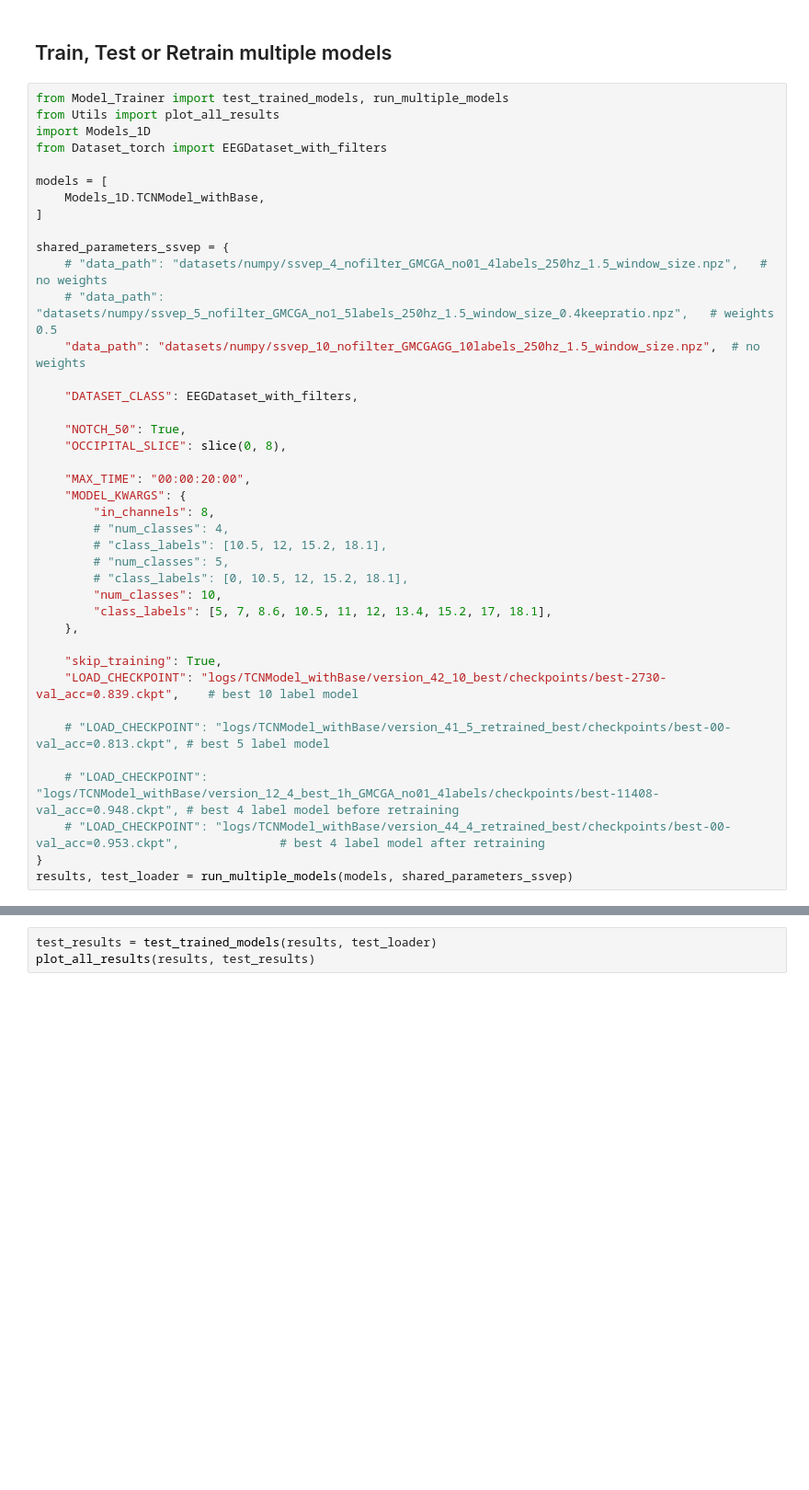
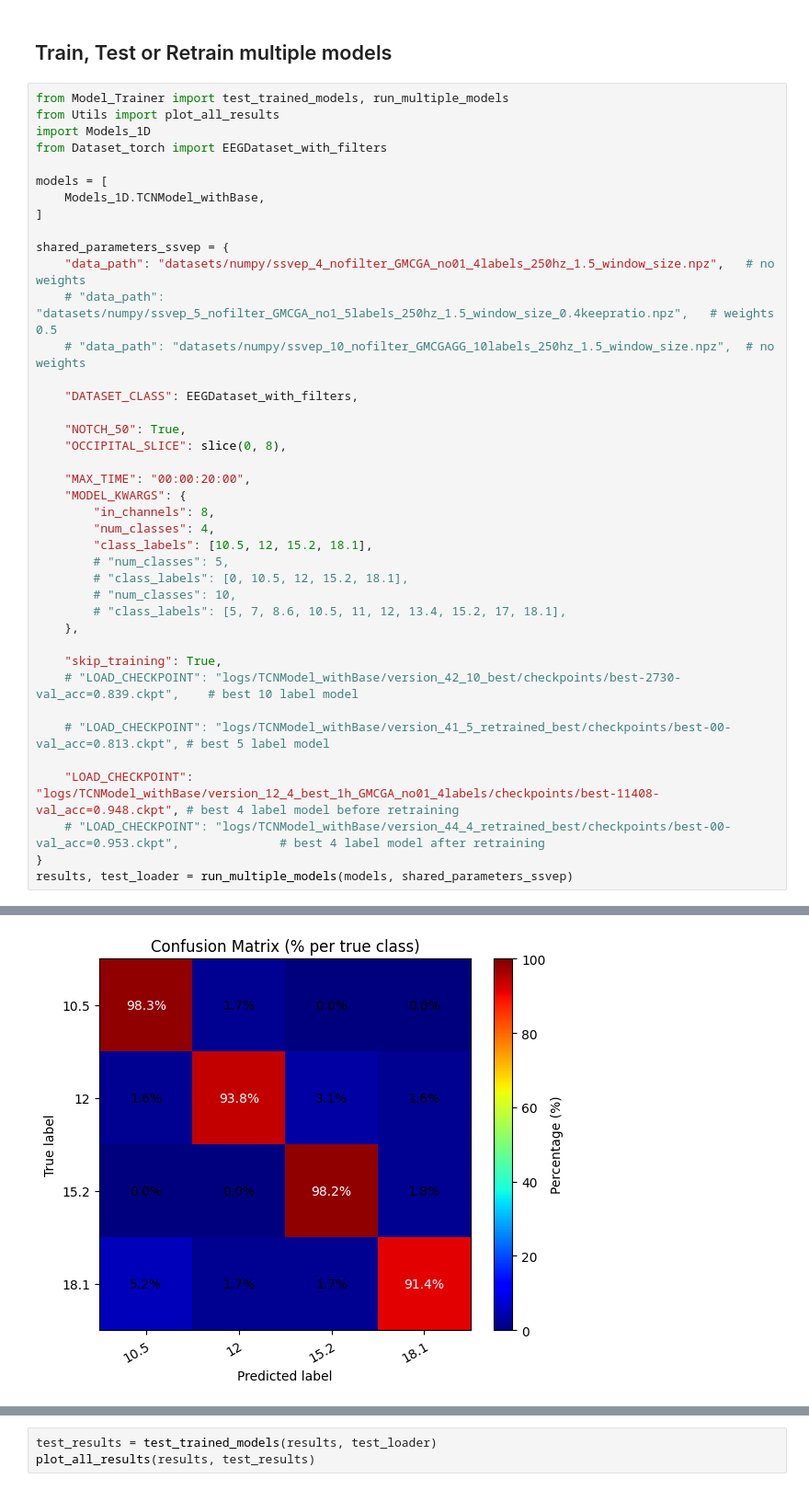
Before and after one commit to GeorgTenzing/EEG_Classification, a Jupyter notebook: Main.ipynb, the cells around one changed output, grey strips where cells are left out. Shown at 92% size. Drawn from its saved outputs; the diff is of its cells as text; blank space fills up the shorter version.

```diff
--- a/Main.ipynb
+++ b/Main.ipynb
@@ -11,9 +11,9 @@ models = [
 ]
 
 shared_parameters_ssvep = {
-    # "data_path": "datasets/numpy/ssvep_4_nofilter_GMCGA_no01_4labels_250hz_1.5_window_size.npz",   # no weights
+    "data_path": "datasets/numpy/ssvep_4_nofilter_GMCGA_no01_4labels_250hz_1.5_window_size.npz",   # no weights
     # "data_path": "datasets/numpy/ssvep_5_nofilter_GMCGA_no1_5labels_250hz_1.5_window_size_0.4keepratio.npz",   # weights 0.5
-    "data_path": "datasets/numpy/ssvep_10_nofilter_GMCGAGG_10labels_250hz_1.5_window_size.npz",  # no weights
+    # "data_path": "datasets/numpy/ssvep_10_nofilter_GMCGAGG_10labels_250hz_1.5_window_size.npz",  # no weights
 
     "DATASET_CLASS": EEGDataset_with_filters,
 
@@ -23,20 +23,20 @@ shared_parameters_ssvep = {
     "MAX_TIME": "00:00:20:00",
     "MODEL_KWARGS": {
         "in_channels": 8,
-        # "num_classes": 4,
-        # "class_labels": [10.5, 12, 15.2, 18.1],
+        "num_classes": 4,
+        "class_labels": [10.5, 12, 15.2, 18.1],
         # "num_classes": 5,
         # "class_labels": [0, 10.5, 12, 15.2, 18.1],
-        "num_classes": 10,
-        "class_labels": [5, 7, 8.6, 10.5, 11, 12, 13.4, 15.2, 17, 18.1],
+        # "num_classes": 10,
+        # "class_labels": [5, 7, 8.6, 10.5, 11, 12, 13.4, 15.2, 17, 18.1],
     },
 
     "skip_training": True,
-    "LOAD_CHECKPOINT": "logs/TCNModel_withBase/version_42_10_best/checkpoints/best-2730-val_acc=0.839.ckpt",    # best 10 label model
+    # "LOAD_CHECKPOINT": "logs/TCNModel_withBase/version_42_10_best/checkpoints/best-2730-val_acc=0.839.ckpt",    # best 10 label model
 
     # "LOAD_CHECKPOINT": "logs/TCNModel_withBase/version_41_5_retrained_best/checkpoints/best-00-val_acc=0.813.ckpt", # best 5 label model
 
-    # "LOAD_CHECKPOINT": "logs/TCNModel_withBase/version_12_4_best_1h_GMCGA_no01_4labels/checkpoints/best-11408-val_acc=0.948.ckpt", # best 4 label model before retraining
+    "LOAD_CHECKPOINT": "logs/TCNModel_withBase/version_12_4_best_1h_GMCGA_no01_4labels/checkpoints/best-11408-val_acc=0.948.ckpt", # best 4 label model before retraining
     # "LOAD_CHECKPOINT": "logs/TCNModel_withBase/version_44_4_retrained_best/checkpoints/best-00-val_acc=0.953.ckpt",              # best 4 label model after retraining
 }
 results, test_loader = run_multiple_models(models, shared_parameters_ssvep)
@@ -57,0 +63 @@ Loading model from checkpoint instead of training:
+[figure, new version]
```
Also changed, not shown: parts of 1 cell of this notebook, 2 other files.
